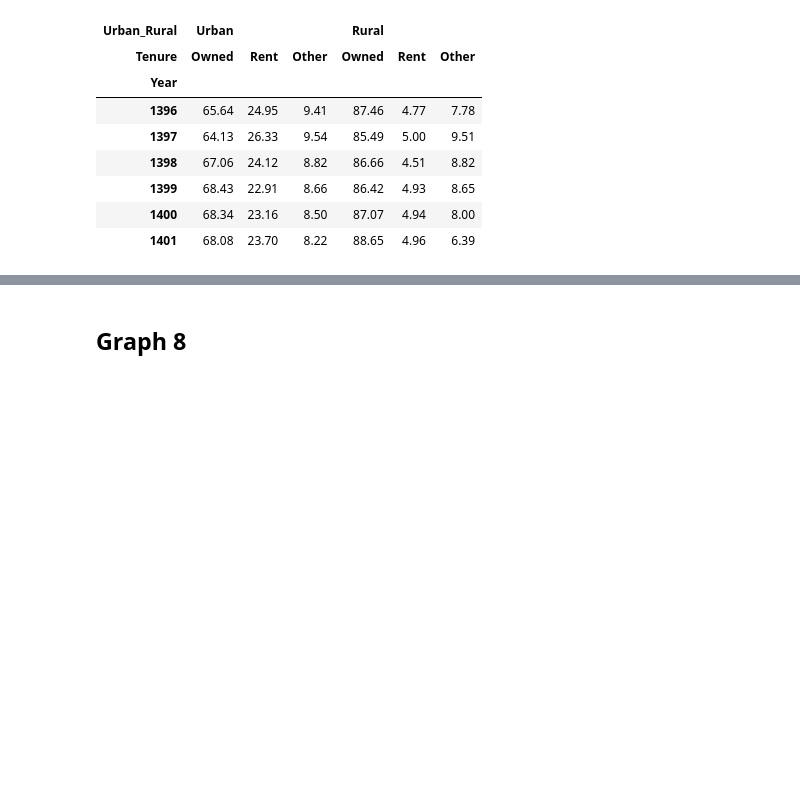
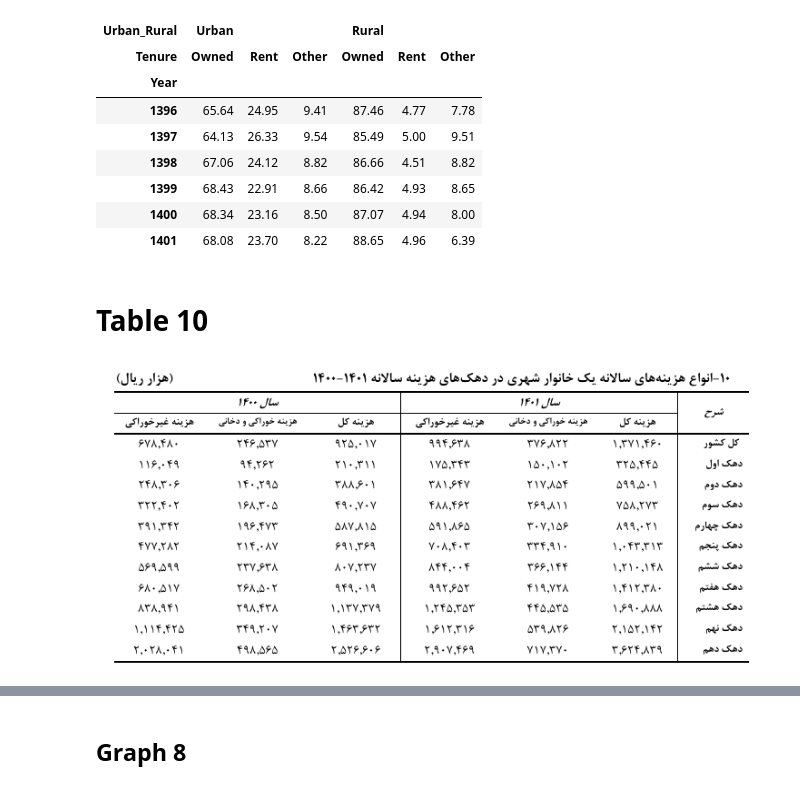
Before and after one commit to Iran-Open-Data/HBSIR_OLD, a Jupyter notebook: examples/ISC/summary_results/1401/summary-results.ipynb, the cells around one changed output, grey strips where cells are left out. Saved outputs shown, nothing was run; the diff lists cells and outputs as text; code cells hidden in the pictures; blank space fills up the shorter version.

Commit message:
Add table 10 and 11 to 1401 summery results

```diff
--- a/examples/ISC/summary_results/1401/summary-results.ipynb
+++ b/examples/ISC/summary_results/1401/summary-results.ipynb
@@ -306,3 +308,10 @@ image
 | 1399 | 68.43 | 22.91 | 8.66 | 86.42 | 4.93 | 8.65 |
 | 1400 | 68.34 | 23.16 | 8.50 | 87.07 | 4.94 | 8.00 |
 | 1401 | 68.08 | 23.70 | 8.22 | 88.65 | 4.96 | 6.39 |
+# %% [markdown]
+# Table 10
+# %%
+image = report_pages[11].crop((40, 150, 780, 490))
+image
+# %% [output]
+[figure, added]
```
Also changed, not shown: parts of 10 cells of this notebook.
